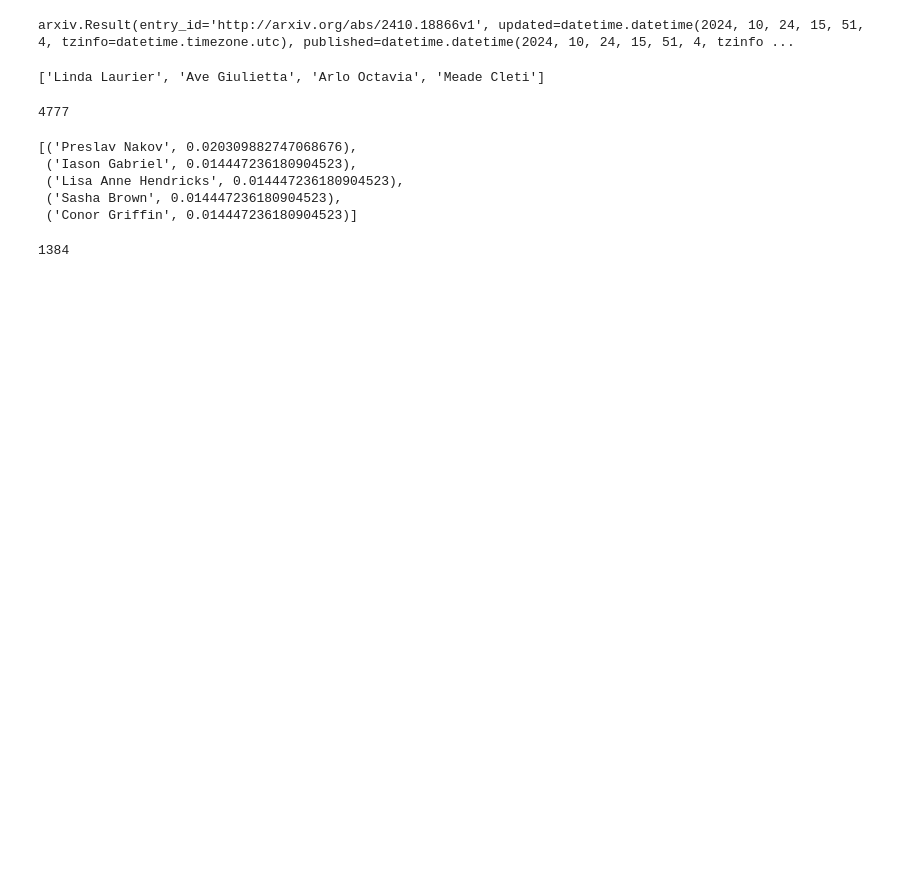
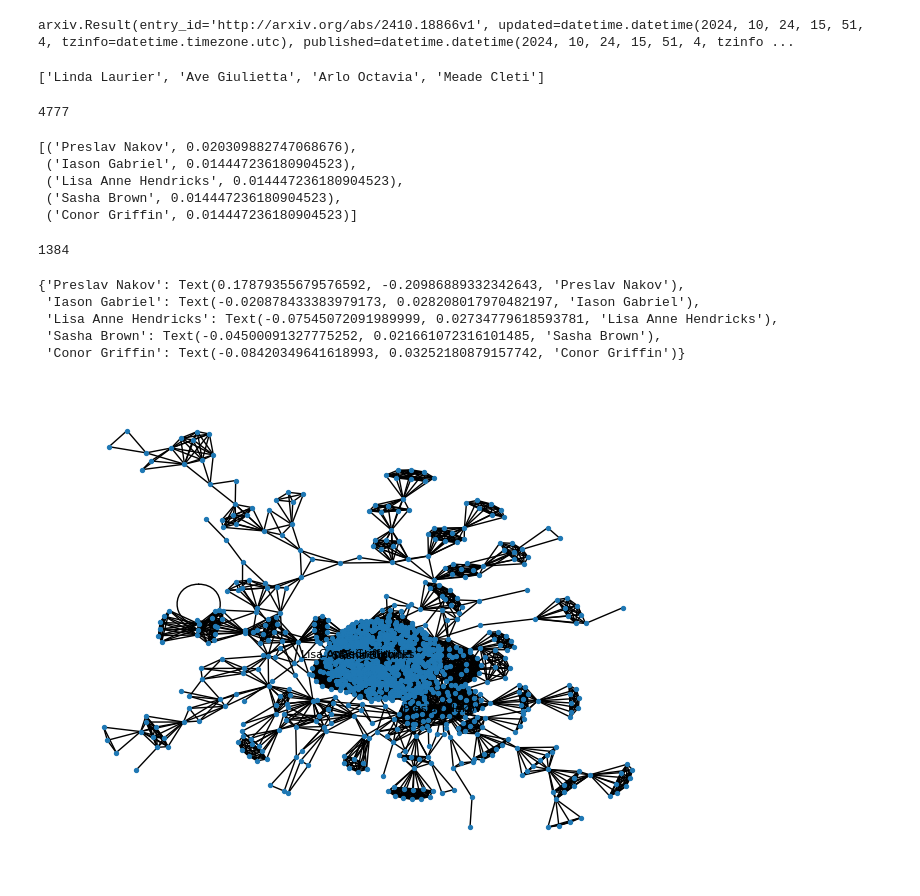
Before and after one commit to park-jay/bibliometric-misinfo, a Jupyter notebook: overview.ipynb, the cells around one changed output. Drawn from its saved outputs; the diff is of its cells as text; code cells hidden in the pictures; blank space fills up the shorter version.

Commit message:
network

```diff
--- a/overview.ipynb
+++ b/overview.ipynb
@@ -67,0 +66,12 @@ nx.draw(G, pos=pos, node_size=8)
+# %%
+nx.draw(G, pos=pos, node_size=8)
+top_5_centrality = sorted(nx.degree_centrality(G).items(), key=lambda x: x[1], reverse=True)[:5]
+labels = {node: node for node, _ in top_5_centrality}
+nx.draw_networkx_labels(G, pos, labels, font_size=8)
+# %% [output]
+{'Preslav Nakov': Text(0.17879355679576592, -0.20986889332342643, 'Preslav Nakov'),
+ 'Iason Gabriel': Text(-0.020878433383979173, 0.028208017970482197, 'Iason Gabriel'),
+ 'Lisa Anne Hendricks': Text(-0.07545072091989999, 0.02734779618593781, 'Lisa Anne Hendricks'),
+ 'Sasha Brown': Text(-0.04500091327775252, 0.021661072316101485, 'Sasha Brown'),
+ 'Conor Griffin': Text(-0.08420349641618993, 0.03252180879157742, 'Conor Griffin')}
+[figure, added]
```
Also changed, not shown: parts of 1 cell of this notebook.
